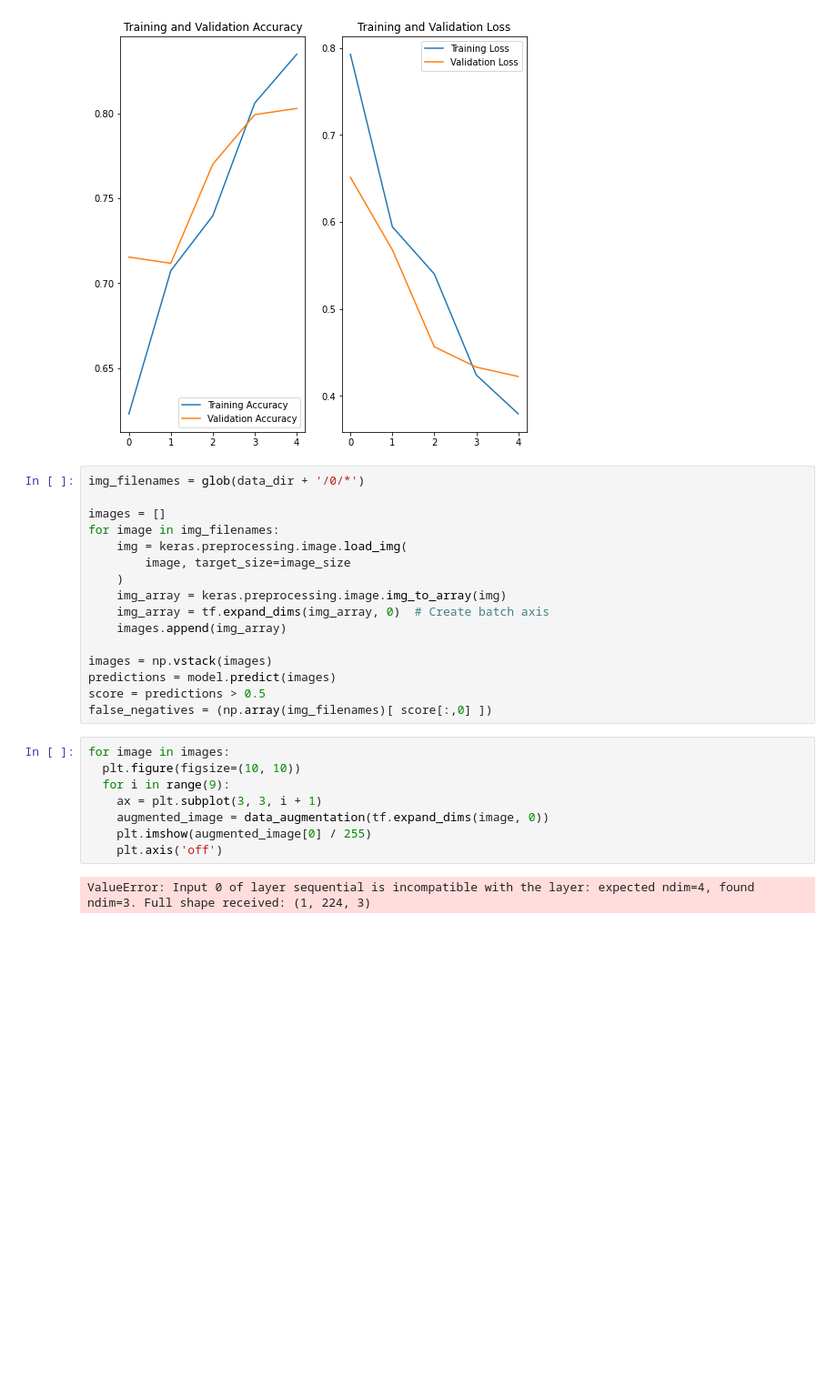
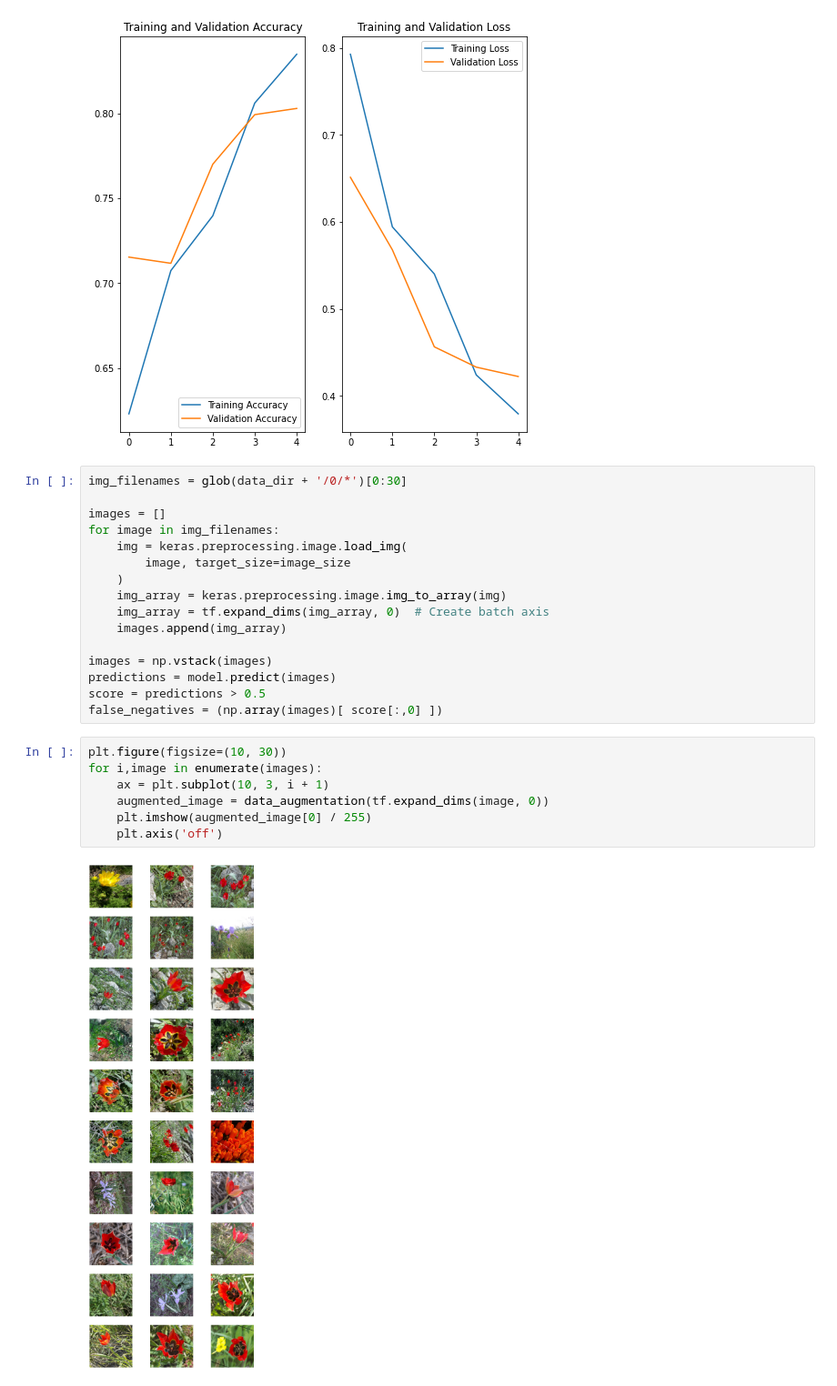
Before and after one commit to guruyaya/isr_flower_id-info_getter, a Jupyter notebook: build_flower_detection_model.ipynb, the cells around one changed output. Shown at 91% size. Saved outputs shown, nothing was run; the diff lists cells and outputs as text; blank space fills up the shorter version.

```diff
--- a/build_flower_detection_model.ipynb
+++ b/build_flower_detection_model.ipynb
@@ -109,7 +109,7 @@ plt.show()
 # %% [output]
 [figure]
 # %%
-img_filenames = glob(data_dir + '/0/*')
+img_filenames = glob(data_dir + '/0/*')[0:30]
 
 images = []
 for image in img_filenames:
@@ -123,14 +123,13 @@ for image in img_filenames:
 images = np.vstack(images)
 predictions = model.predict(images)
 score = predictions > 0.5
-false_negatives = (np.array(img_filenames)[ score[:,0] ])
+false_negatives = (np.array(images)[ score[:,0] ])
 # %%
-for image in images:
-  plt.figure(figsize=(10, 10))
-  for i in range(9):
-    ax = plt.subplot(3, 3, i + 1)
+plt.figure(figsize=(10, 30))
+for i,image in enumerate(images):
+    ax = plt.subplot(10, 3, i + 1)
     augmented_image = data_augmentation(tf.expand_dims(image, 0))
     plt.imshow(augmented_image[0] / 255)
     plt.axis('off')
 # %% [output]
-ValueError: Input 0 of layer sequential is incompatible with the layer: expected ndim=4, found ndim=3. Full shape received: (1, 224, 3)
+[figure, added]
```
